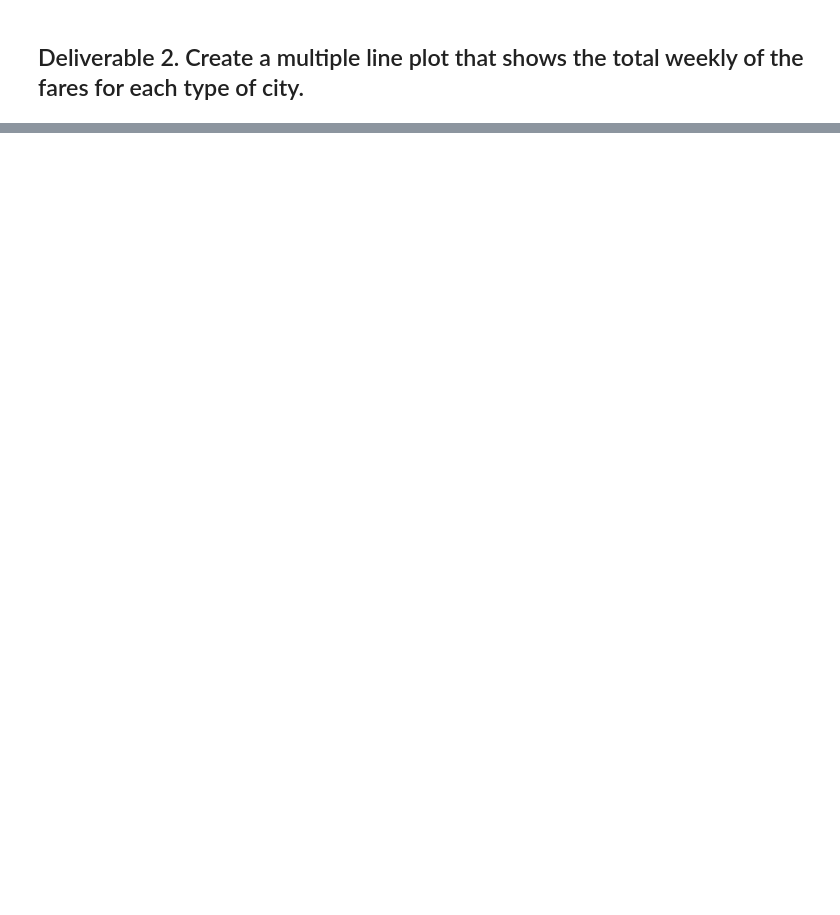
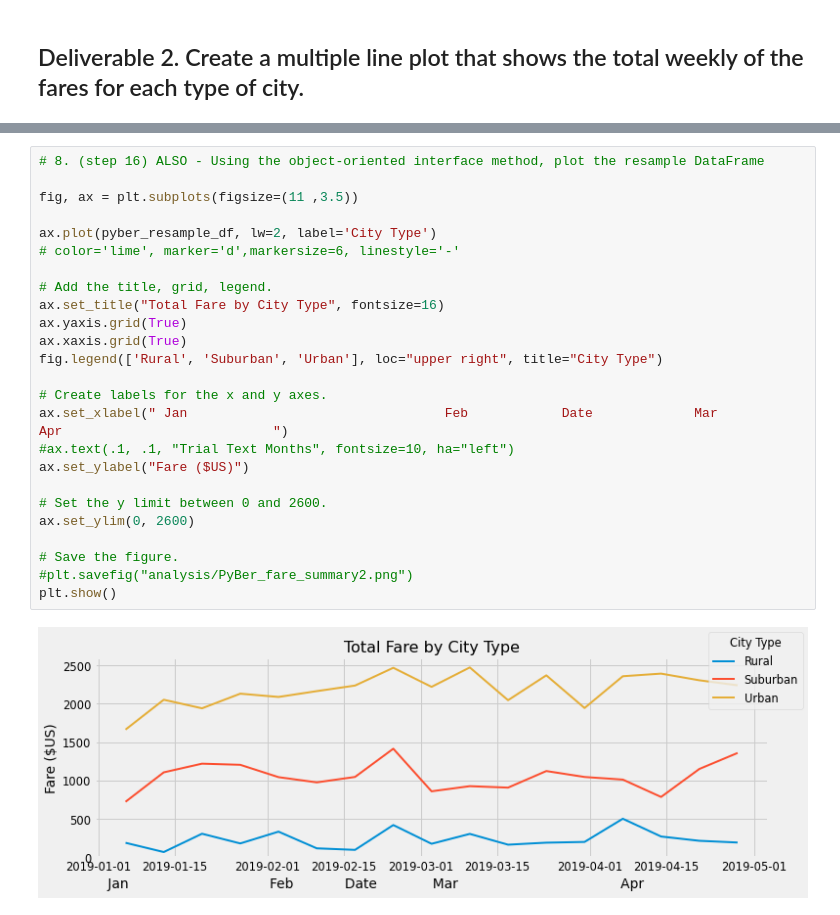
Before and after one commit to larrydodson/PyBer_Analysis, a Jupyter notebook: PyBer_Challenge.ipynb, the cells around one changed output, grey strips where cells are left out. Drawn from its saved outputs; the diff is of its cells as text; blank space fills up the shorter version.

```diff
--- a/PyBer_Challenge.ipynb
+++ b/PyBer_Challenge.ipynb
@@ -178,0 +308,27 @@ style.use('fivethirtyeight')
+# %%
+# 8. (step 16) ALSO - Using the object-oriented interface method, plot the resample DataFrame
+
+fig, ax = plt.subplots(figsize=(11 ,3.5))
+
+ax.plot(pyber_resample_df, lw=2, label='City Type')
+# color='lime', marker='d',markersize=6, linestyle='-'
+
+# Add the title, grid, legend.
+ax.set_title("Total Fare by City Type", fontsize=16)
+ax.yaxis.grid(True)
+ax.xaxis.grid(True)
+fig.legend(['Rural', 'Suburban', 'Urban'], loc="upper right", title="City Type")
+
+# Create labels for the x and y axes.
+ax.set_xlabel(" Jan                                 Feb            Date             Mar                                      Apr                           ")
+#ax.text(.1, .1, "Trial Text Months", fontsize=10, ha="left")
+ax.set_ylabel("Fare ($US)")
+
+# Set the y limit between 0 and 2600.
+ax.set_ylim(0, 2600)
+
+# Save the figure.
+#plt.savefig("analysis/PyBer_fare_summary2.png")
+plt.show()
+# %% [output]
+[figure, added]
```
Also changed, not shown: parts of 16 cells of this notebook.
